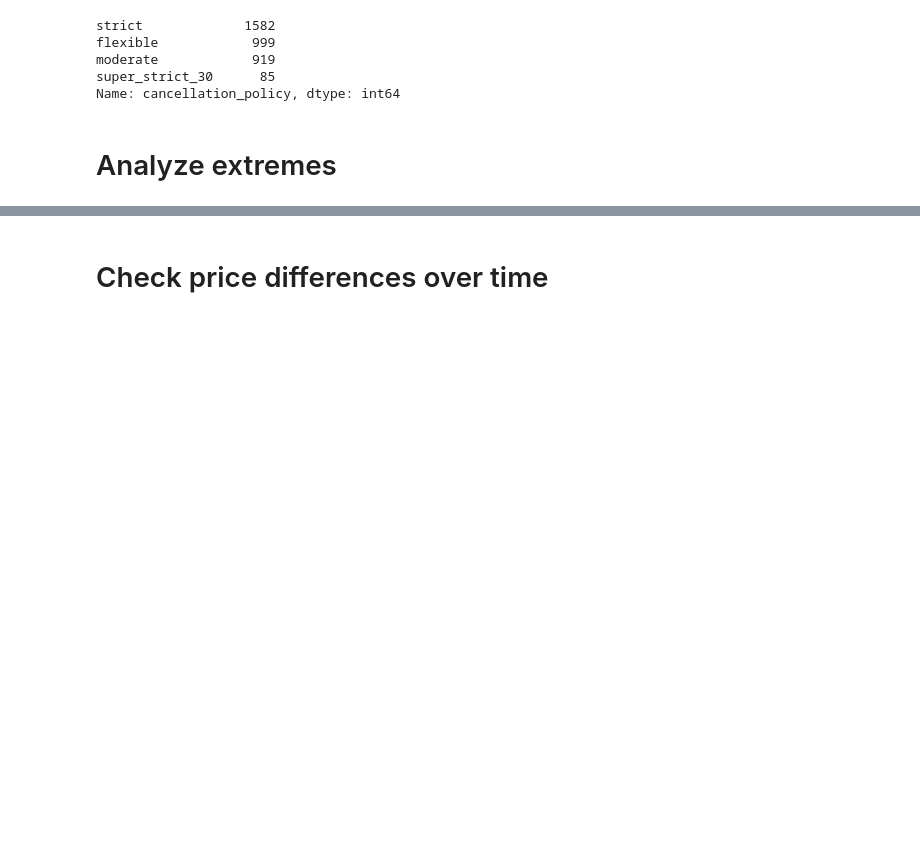
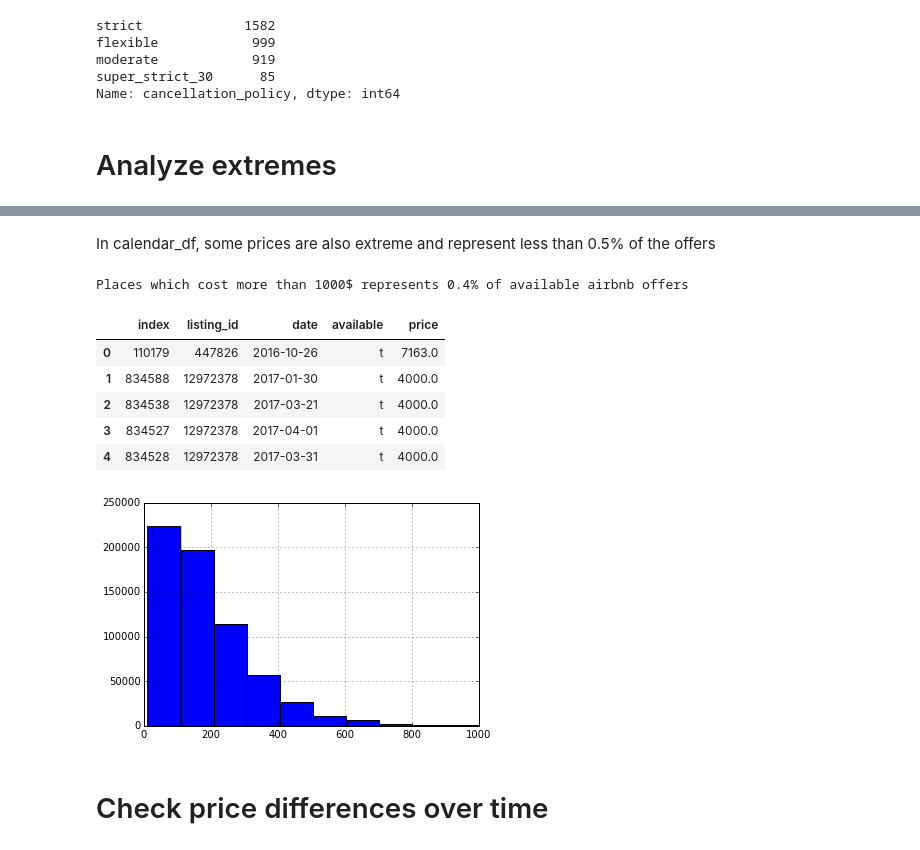
Before and after one commit to Isiaru/Capstone-Airbnb-Boston, a Jupyter notebook: Airbnb-Boston.ipynb, the cells around one changed output, grey strips where cells are left out. Saved outputs shown, nothing was run; the diff lists cells and outputs as text; code cells hidden in the pictures; blank space fills up the shorter version.

```diff
--- a/Airbnb-Boston.ipynb
+++ b/Airbnb-Boston.ipynb
@@ -105,3 +128,21 @@ Name: price, dtype: object
+# %% [markdown]
+In calendar_df, some prices are also extreme and represent less than 0.5% of the offers
+# %%
+calendar_df['price'] = calendar_df['price'].apply(lambda x: float(x[1:].replace(',','')) if isinstance(x,str) else x )
+
+tp=calendar_df[calendar_df.available=='t'].sort_values(by='price',ascending=False).reset_index()
+tp[tp.price<1000].price.hist()#.groupby('date').max().price.plot()
+print("Places which cost more than 1000$ represents {}% of available airbnb offers".format(round(len(tp[tp.price>=1000])/len(tp)*100,2) ))
+tp[tp.price>=1000].head()
+# %% [output]
+Places which cost more than 1000$ represents 0.4% of available airbnb offers
+|  | index | listing_id | date | available | price |
+| 0 | 110179 | 447826 | 2016-10-26 | t | 7163.0 |
+| 1 | 834588 | 12972378 | 2017-01-30 | t | 4000.0 |
+| 2 | 834538 | 12972378 | 2017-03-21 | t | 4000.0 |
+| 3 | 834527 | 12972378 | 2017-04-01 | t | 4000.0 |
+| 4 | 834528 | 12972378 | 2017-03-31 | t | 4000.0 |
+[figure, added]
 # %% [markdown]
 # Check price differences over time
 # %%
```
Also changed, not shown: parts of 35 cells of this notebook.
